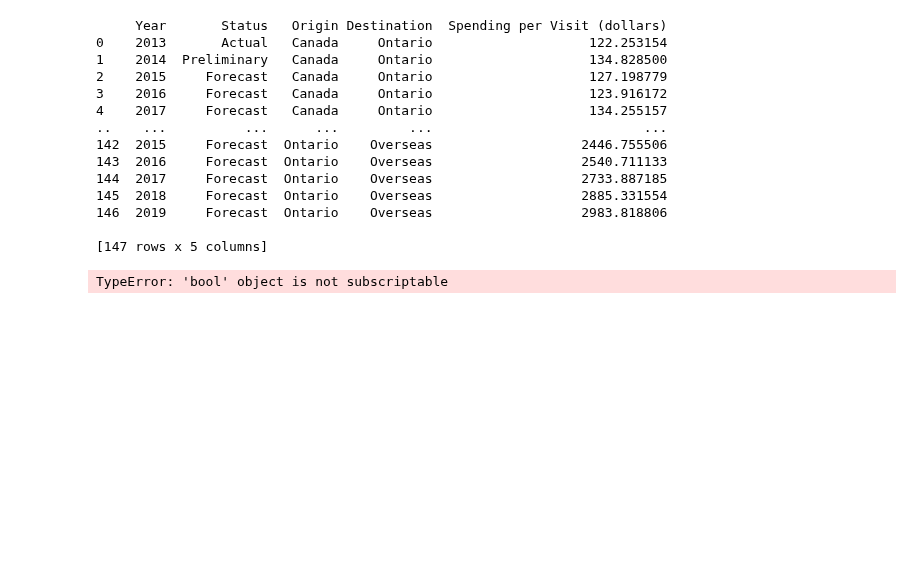
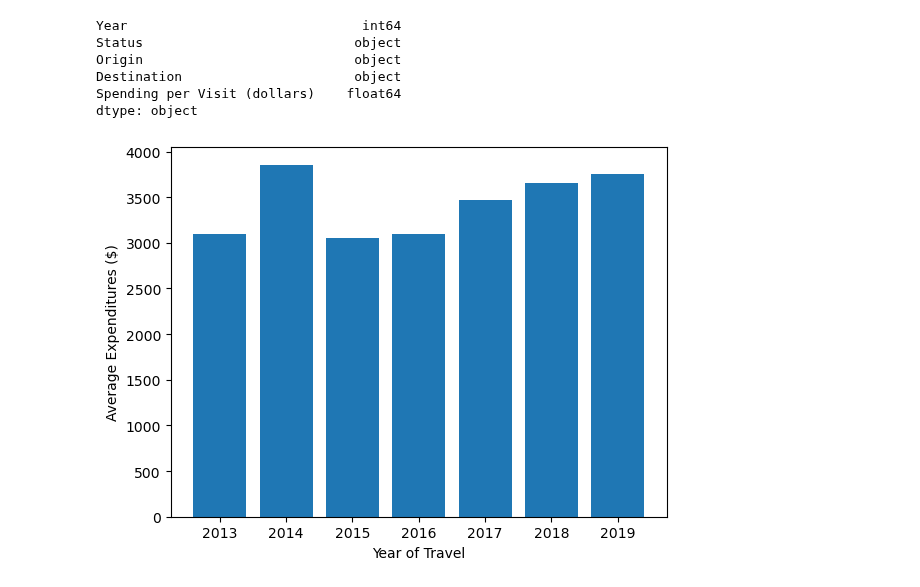
Before and after one commit to AleMori22/Project_1_repo, a Jupyter notebook: Demographics-Tourism.ipynb, the cells around one changed output. Saved outputs shown, nothing was run; the diff lists cells and outputs as text; code cells hidden in the pictures; blank space fills up the shorter version.

```diff
--- a/Demographics-Tourism.ipynb
+++ b/Demographics-Tourism.ipynb
@@ -14,29 +18,21 @@ warnings.filterwarnings("ignore")
 # %%
-starter = pd.read_csv('Demographics.csv')
+starter = pd.read_csv('Demographics.csv', delimiter = ",")
 #print(starter)
 
 pre_covid = starter [["Year","Status","Origin","Destination","Spending per Visit (dollars)"]]
-print(pre_covid)
-
-new_df = pre_covid.groupby("Year").sort
-# %% [output]
-     Year       Status   Origin Destination  Spending per Visit (dollars)
-0    2013       Actual   Canada     Ontario                    122.253154
-1    2014  Preliminary   Canada     Ontario                    134.828500
-2    2015     Forecast   Canada     Ontario                    127.198779
-3    2016     Forecast   Canada     Ontario                    123.916172
-4    2017     Forecast   Canada     Ontario                    134.255157
-..    ...          ...      ...         ...                           ...
-142  2015     Forecast  Ontario    Overseas                   2446.755506
-143  2016     Forecast  Ontario    Overseas                   2540.711133
-144  2017     Forecast  Ontario    Overseas                   2733.887185
-145  2018     Forecast  Ontario    Overseas                   2885.331554
-146  2019     Forecast  Ontario    Overseas                   2983.818806
-
-[147 rows x 5 columns]
-# %%
-x_values = new_df["Year"].astype(int)
-
-plt.scatter(x_values,new_df["Spending per Visit (dollars)"])
-# %% [output]
-TypeError: 'bool' object is not subscriptable
+# %%
+print(pre_covid.dtypes)
+# %% [output]
+Year                              int64
+Status                           object
+Origin                           object
+Destination                      object
+Spending per Visit (dollars)    float64
+dtype: object
+# %%
+plt.bar(pre_covid["Year"],pre_covid["Spending per Visit (dollars)"])
+plt.xlabel("Year of Travel")
+plt.ylabel("Average Expenditures ($)")
+plt.show()
+# %% [output]
+[figure, added]
```
Also changed, not shown: parts of 7 cells of this notebook, 2 other files.
